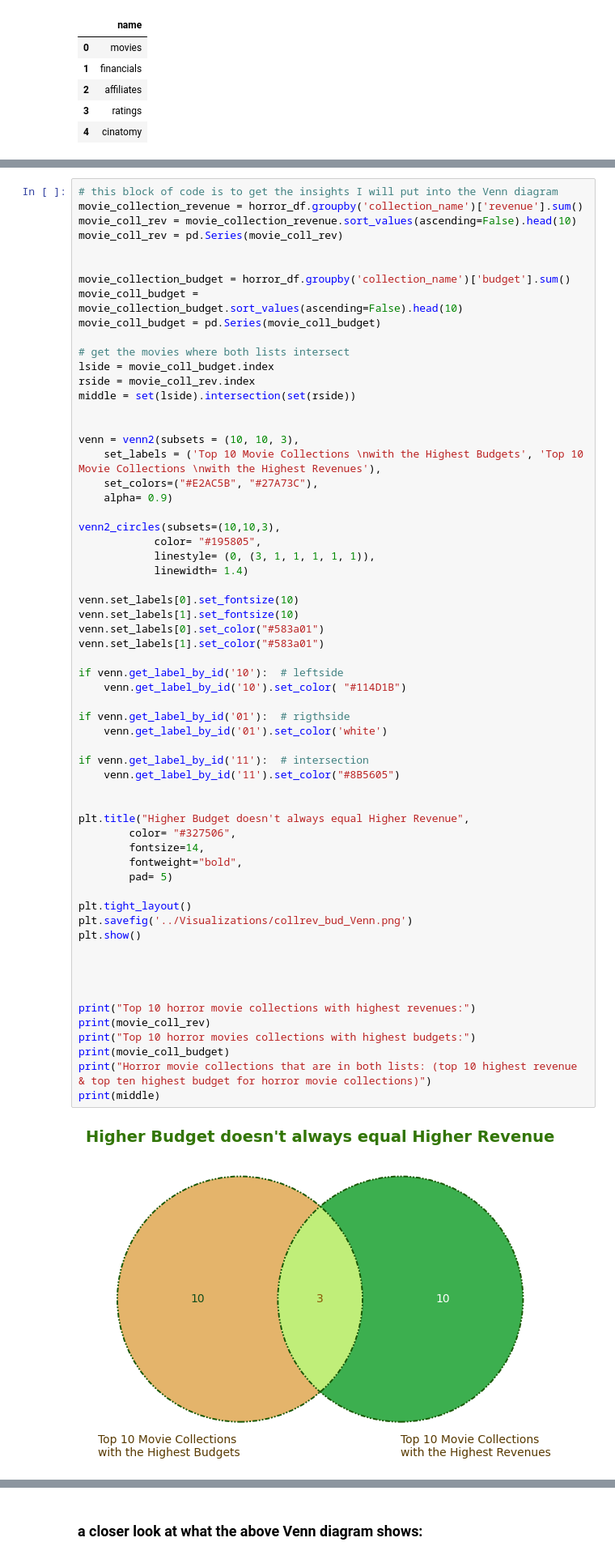
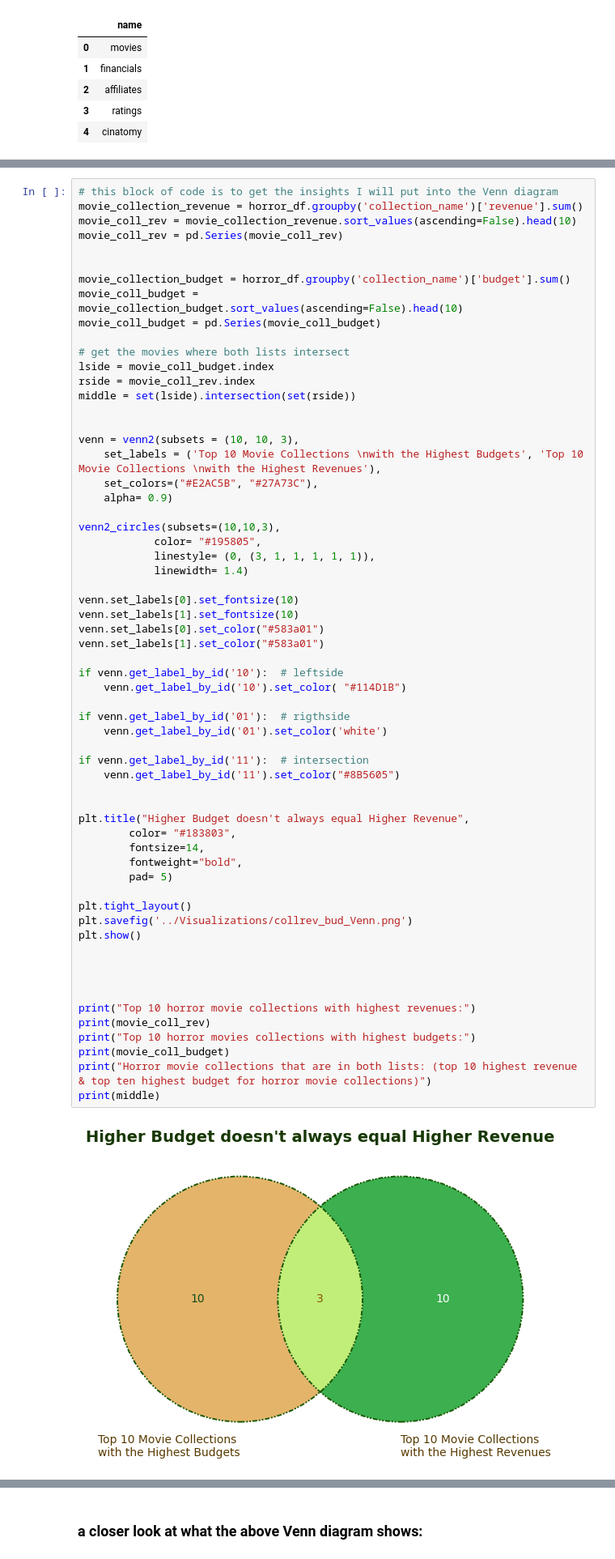
Before and after one commit to JessicaLindsey5514/The_Perfect_Horror_Movie, a Jupyter notebook: Notebooks/perfect_horror_movie.ipynb, the cells around one changed output, grey strips where cells are left out. Shown at 81% size. Drawn from its saved outputs; the diff is of its cells as text.

```diff
--- a/Notebooks/perfect_horror_movie.ipynb
+++ b/Notebooks/perfect_horror_movie.ipynb
@@ -1138,35 +1198,35 @@ venn.set_labels[1].set_color("#583a01")
 
 if venn.get_label_by_id('10'):  # leftside
     venn.get_label_by_id('10').set_color( "#114D1B")
 
 if venn.get_label_by_id('01'):  # rigthside
     venn.get_label_by_id('01').set_color('white')
 
 if venn.get_label_by_id('11'):  # intersection
     venn.get_label_by_id('11').set_color("#8B5605")
 
 
 plt.title("Higher Budget doesn't always equal Higher Revenue",
-        color= "#327506",
+        color= "#183803",
         fontsize=14,
         fontweight="bold",
         pad= 5)
 
 plt.tight_layout()
 plt.savefig('../Visualizations/collrev_bud_Venn.png')
 plt.show()
 
 
 
 
 print("Top 10 horror movie collections with highest revenues:")
 print(movie_coll_rev)
 print("Top 10 horror movies collections with highest budgets:")
 print(movie_coll_budget)
 print("Horror movie collections that are in both lists: (top 10 highest revenue & top ten highest budget for horror movie collections)")
 print(middle)
 # %% [output]
-[figure, old version]
+[figure, new version]
 Top 10 horror movie collections with highest revenues:
 collection_name
 Resident Evil Collection          1233421727
```
Also changed, not shown: parts of 60 cells of this notebook, 5 other files.
